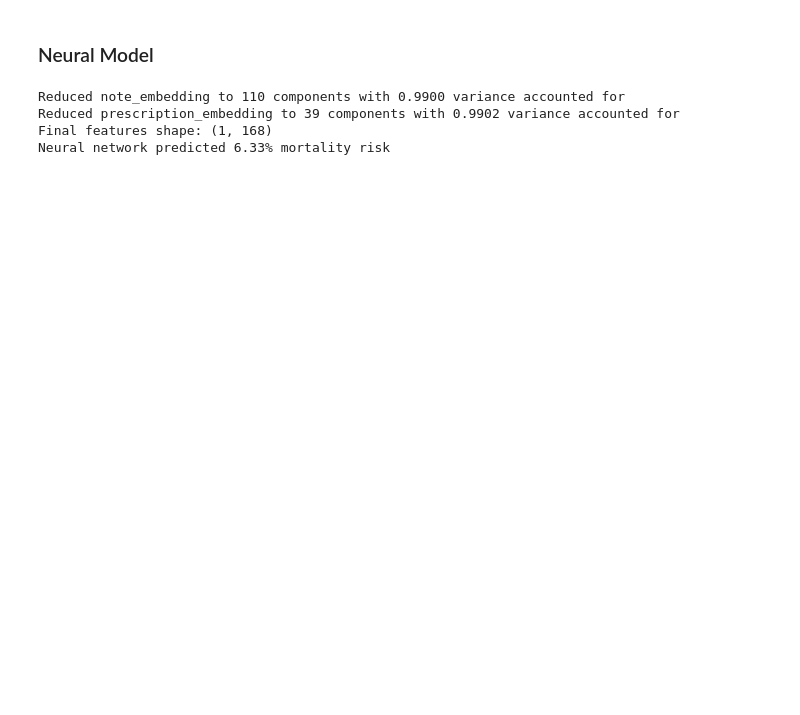
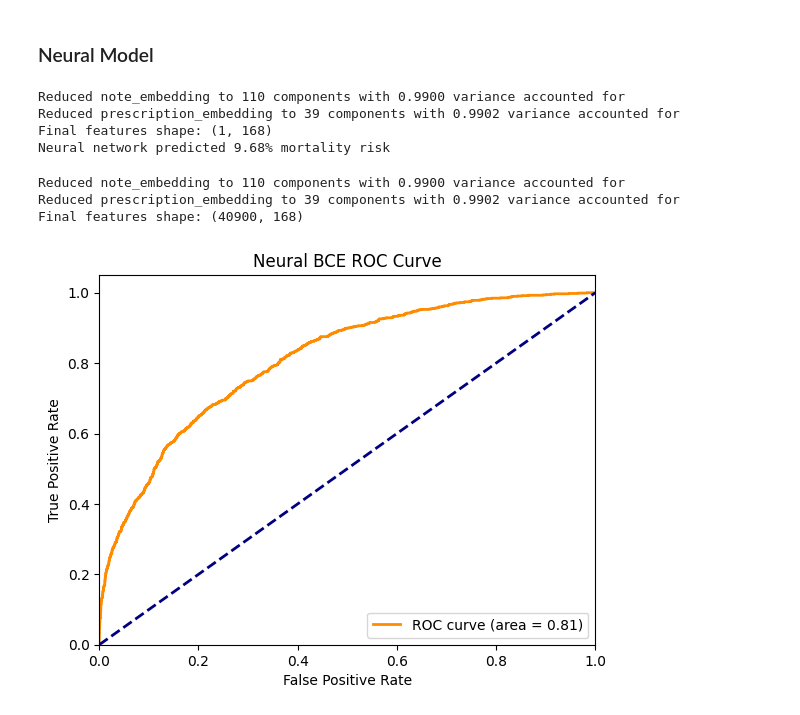
Before and after one commit to TylerAnderton/DeepRiskICU, a Jupyter notebook: ml-training/long_context.ipynb, the cells around one changed output. Cells and saved outputs as stored; diff of their text form; code cells hidden in the pictures; blank space fills up the shorter version.

Commit message:
retrained final neural models. ran inference on XGB & BCE models for test values. generated and saved ROC curve plots

```diff
--- a/ml-training/long_context.ipynb
+++ b/ml-training/long_context.ipynb
@@ -1347,8 +1347,8 @@ def apply_PCA_to_embeddings(
     is_inference: bool = False,
     pca_objects_dict: dict[str, PCA] | None = None,
 ) -> tuple[pd.DataFrame, pd.Series]:
-    if not embedding_cols:
-        embedding_cols = []
+    if embedding_cols is None:
+        embedding_cols = ['note_embedding', 'prescription_embedding']
 
     standard_cols = [
         col for col in data.columns
@@ -1359,6 +1359,8 @@ def apply_PCA_to_embeddings(
 
     if not is_inference and pca_objects_dict is None:
         pca_objects_dict = {}
+    elif is_inference and pca_dict_path and not pca_objects_dict:
+        pca_objects_dict = joblib.load(pca_dict_path)
 
     for col in embedding_cols:
         embedding_array = np.vstack(data[col].values)
@@ -3199,9 +3259,14 @@ def inference_xgb(
     print(f"XGBoost predicted {probs[0][1]*100:.2f}% mortality risk")
     return probs[0][1]
 # %%
-def plot_roc_curve(y_test, y_pred, model_name):
-    fpr, tpr, thresholds = roc_curve(y_test, y_pred)
-    roc_auc = roc_auc_score(y_test, y_pred)
+def plot_roc_curve(
+    y_test:np.ndarray,
+    y_pred_probs:np.ndarray,
+    model_name:str,
+    fig_dir:str='figures',
+) -> None:
+    fpr, tpr, _ = roc_curve(y_test, y_pred_probs)
+    roc_auc = roc_auc_score(y_test, y_pred_probs)
     plt.figure()
     plt.plot(fpr, tpr, color='darkorange', lw=2, label='ROC curve (area = %0.2f)' % roc_auc)
     plt.plot([0, 1], [0, 1], color='navy', lw=2, linestyle='--')
@@ -3211,6 +3276,9 @@ def plot_roc_curve(y_test, y_pred, model_name):
     plt.ylabel('True Positive Rate')
     plt.title(f'{model_name} ROC Curve')
     plt.legend(loc="lower right")
+
+    os.makedirs(fig_dir, exist_ok=True)
+    plt.savefig(os.path.join(fig_dir, f'{model_name}_roc_curve.png'))
     plt.show()
 # %%
 def plot_xgb_roc(
@@ -3297,6 +3373,7 @@ def inference_neural(
 def plot_neural_roc(
     model_path,
     data:pd.DataFrame,
+    model_name:str='Neural',
     embedding_cols=None,
     pca_dict_path=None,
     hidden_dim:int=128,
@@ -3331,20 +3408,20 @@ def plot_neural_roc(
         probs = torch.sigmoid(logits)
         y_pred = probs.cpu().numpy()
 
-    plot_roc_curve(y_test, y_pred, 'Neural')
+    plot_roc_curve(y_test, y_pred, model_name)
 # %%
 neural_model_dir = os.path.join('models', embedding_type, 'neural_classifier')
 
 hidden_dim = 256
 model_type = 'medium'
 dropout = 0.5
-neural_model_path = os.path.join(neural_model_dir, 'hd256_medium_lr0.01_bs8192_dr0.5_ep100_bce_sp3_es10_mpFalse_pca0.99.pth')
+bce_neural_model_path = os.path.join(neural_model_dir, 'auroc_hd256_medium_lr0.01_bs8192_dr0.5_ep100_bce_sp10_lrf0.1_es20_mpFalse_pca0.99.pth')
 neural_pca_dict_path = os.path.join(neural_model_dir, 'pca_objects99.joblib')
 
 neural_sample_prediction = inference_neural(
     features=merged_features,
     embedding_cols=['note_embedding', 'prescription_embedding'],
-    model_path=neural_model_path,
+    model_path=bce_neural_model_path,
     pca_dict_path=neural_pca_dict_path,
     hidden_dim=hidden_dim,
     model_type=model_type,
@@ -3354,14 +3431,19 @@ neural_sample_prediction = inference_neural(
 Reduced note_embedding to 110 components with 0.9900 variance accounted for
 Reduced prescription_embedding to 39 components with 0.9902 variance accounted for
 Final features shape: (1, 168)
-Neural network predicted 6.33% mortality risk
+Neural network predicted 9.68% mortality risk
 # %%
 plot_neural_roc(
     model_path=neural_model_path,
-    data=merged_features,
-    embedding_cols=['note_embedding', 'prescription_embedding'],
+    data=final_data,
+    model_name='Neural BCE',
     pca_dict_path=neural_pca_dict_path,
     hidden_dim=hidden_dim,
     model_type=model_type,
     dropout=dropout,
 )
+# %% [output]
+Reduced note_embedding to 110 components with 0.9900 variance accounted for
+Reduced prescription_embedding to 39 components with 0.9902 variance accounted for
+Final features shape: (40900, 168)
+[figure, added]
```
Also changed, not shown: parts of 16 cells of this notebook, 8 other files.
